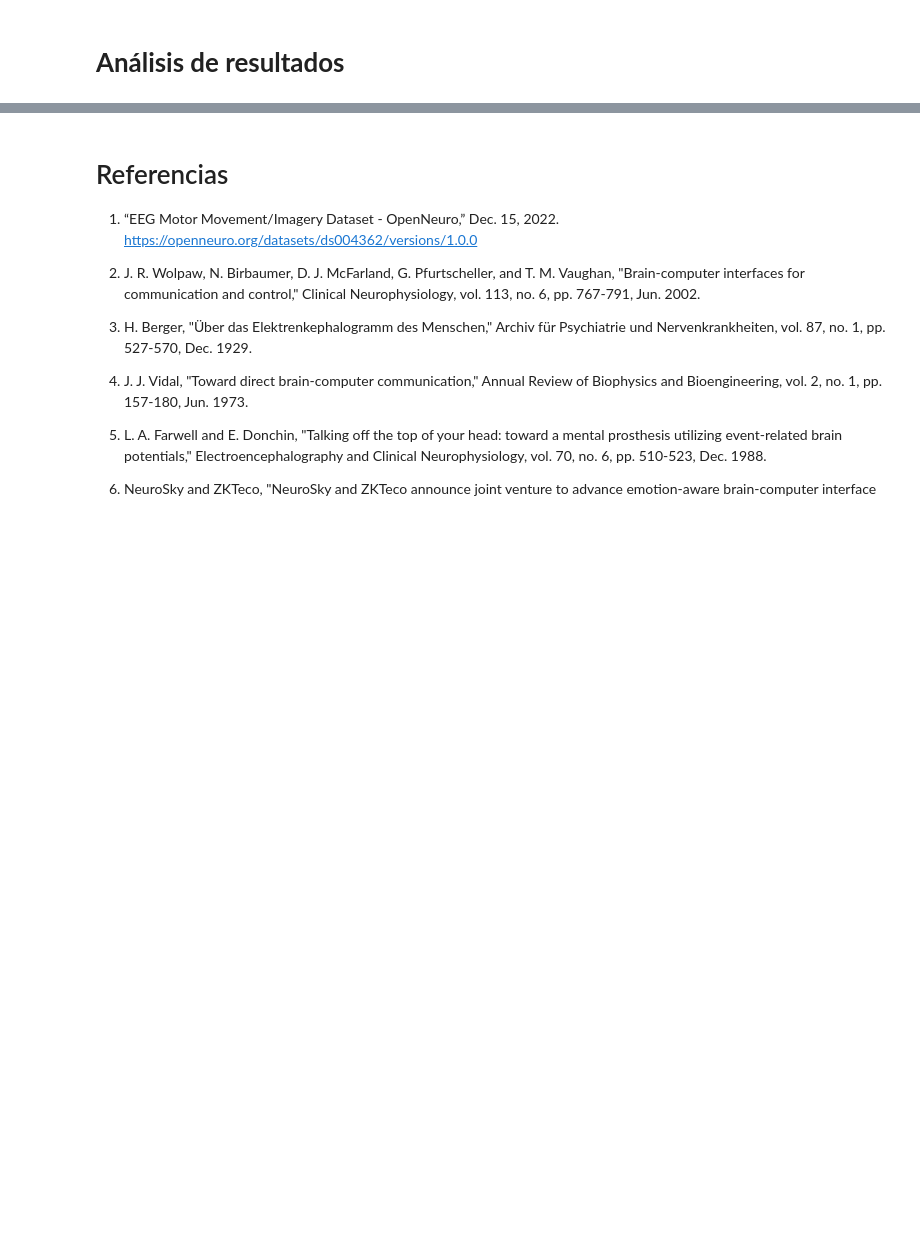
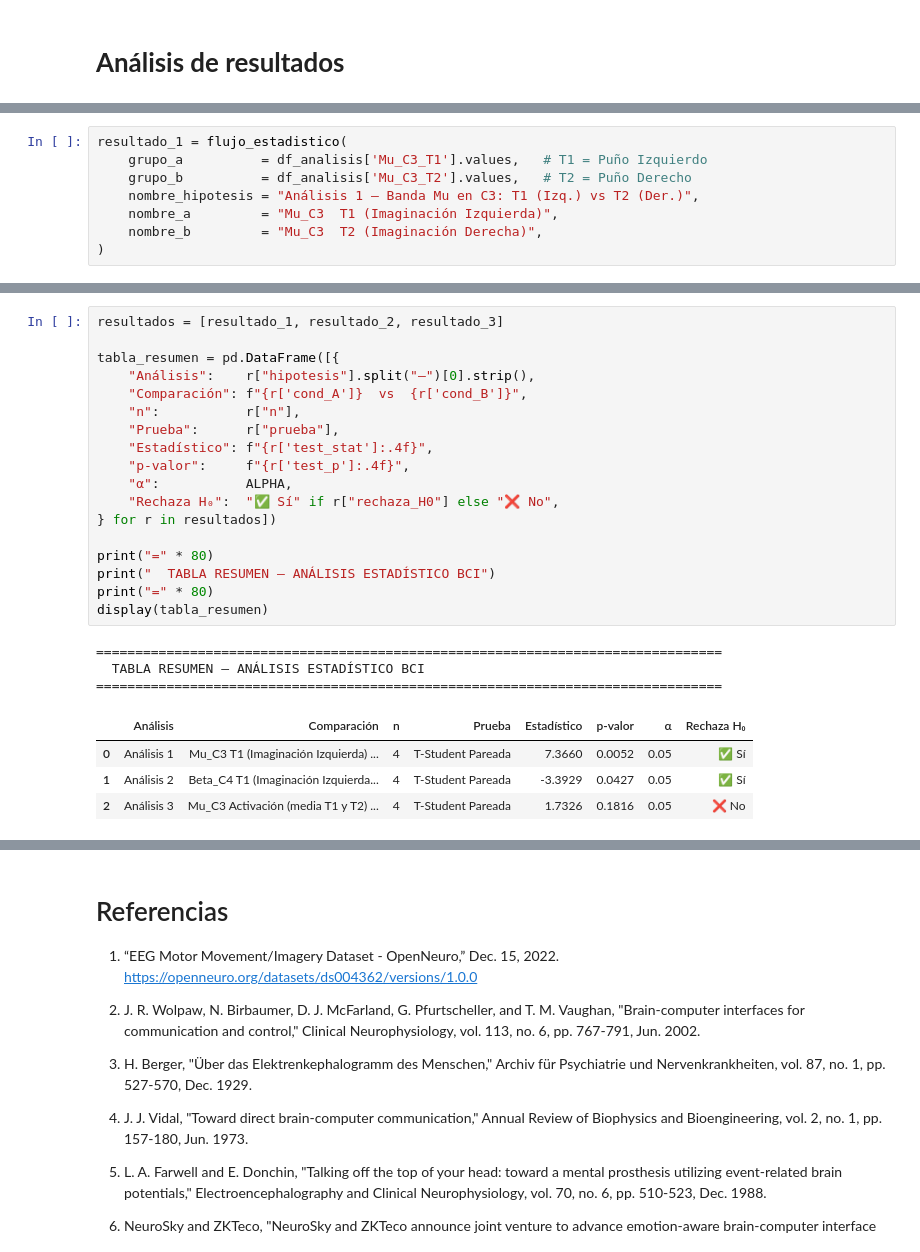
Before and after one commit to CamilaMontiel2510/PROYECTO_EEG_BCI_1, a Jupyter notebook: PROYECTO_1_BCI.ipynb, the cells around one changed output, grey strips where cells are left out. Cells and saved outputs as stored; diff of their text form; blank space fills up the shorter version.

```diff
--- a/PROYECTO_1_BCI.ipynb
+++ b/PROYECTO_1_BCI.ipynb
@@ -1514,0 +1676,8 @@ H₁₃: Las condiciones imaginaginarias producen una desincronización signific
+# %%
+resultado_1 = flujo_estadistico(
+    grupo_a          = df_analisis['Mu_C3_T1'].values,   # T1 = Puño Izquierdo
+    grupo_b          = df_analisis['Mu_C3_T2'].values,   # T2 = Puño Derecho
+    nombre_hipotesis = "Análisis 1 – Banda Mu en C3: T1 (Izq.) vs T2 (Der.)",
+    nombre_a         = "Mu_C3  T1 (Imaginación Izquierda)",
+    nombre_b         = "Mu_C3  T2 (Imaginación Derecha)",
+)
@@ -1514,0 +1773,26 @@ H₁₃: Las condiciones imaginaginarias producen una desincronización signific
+# %%
+resultados = [resultado_1, resultado_2, resultado_3]
+
+tabla_resumen = pd.DataFrame([{
+    "Análisis":    r["hipotesis"].split("–")[0].strip(),
+    "Comparación": f"{r['cond_A']}  vs  {r['cond_B']}",
+    "n":           r["n"],
+    "Prueba":      r["prueba"],
+    "Estadístico": f"{r['test_stat']:.4f}",
+    "p-valor":     f"{r['test_p']:.4f}",
+    "α":           ALPHA,
+    "Rechaza H₀":  "✅ Sí" if r["rechaza_H0"] else "❌ No",
+} for r in resultados])
+
+print("=" * 80)
+print("  TABLA RESUMEN – ANÁLISIS ESTADÍSTICO BCI")
+print("=" * 80)
+display(tabla_resumen)
+# %% [output]
+================================================================================
+  TABLA RESUMEN – ANÁLISIS ESTADÍSTICO BCI
+================================================================================
+|  | Análisis | Comparación | n | Prueba | Estadístico | p-valor | α | Rechaza H₀ |
+| 0 | Análisis 1 | Mu_C3 T1 (Imaginación Izquierda) ... | 4 | T-Student Pareada | 7.3660 | 0.0052 | 0.05 | ✅ Sí |
+| 1 | Análisis 2 | Beta_C4 T1 (Imaginación Izquierda... | 4 | T-Student Pareada | -3.3929 | 0.0427 | 0.05 | ✅ Sí |
+| 2 | Análisis 3 | Mu_C3 Activación (media T1 y T2) ... | 4 | T-Student Pareada | 1.7326 | 0.1816 | 0.05 | ❌ No |
```
Also changed, not shown: parts of 18 cells of this notebook.
